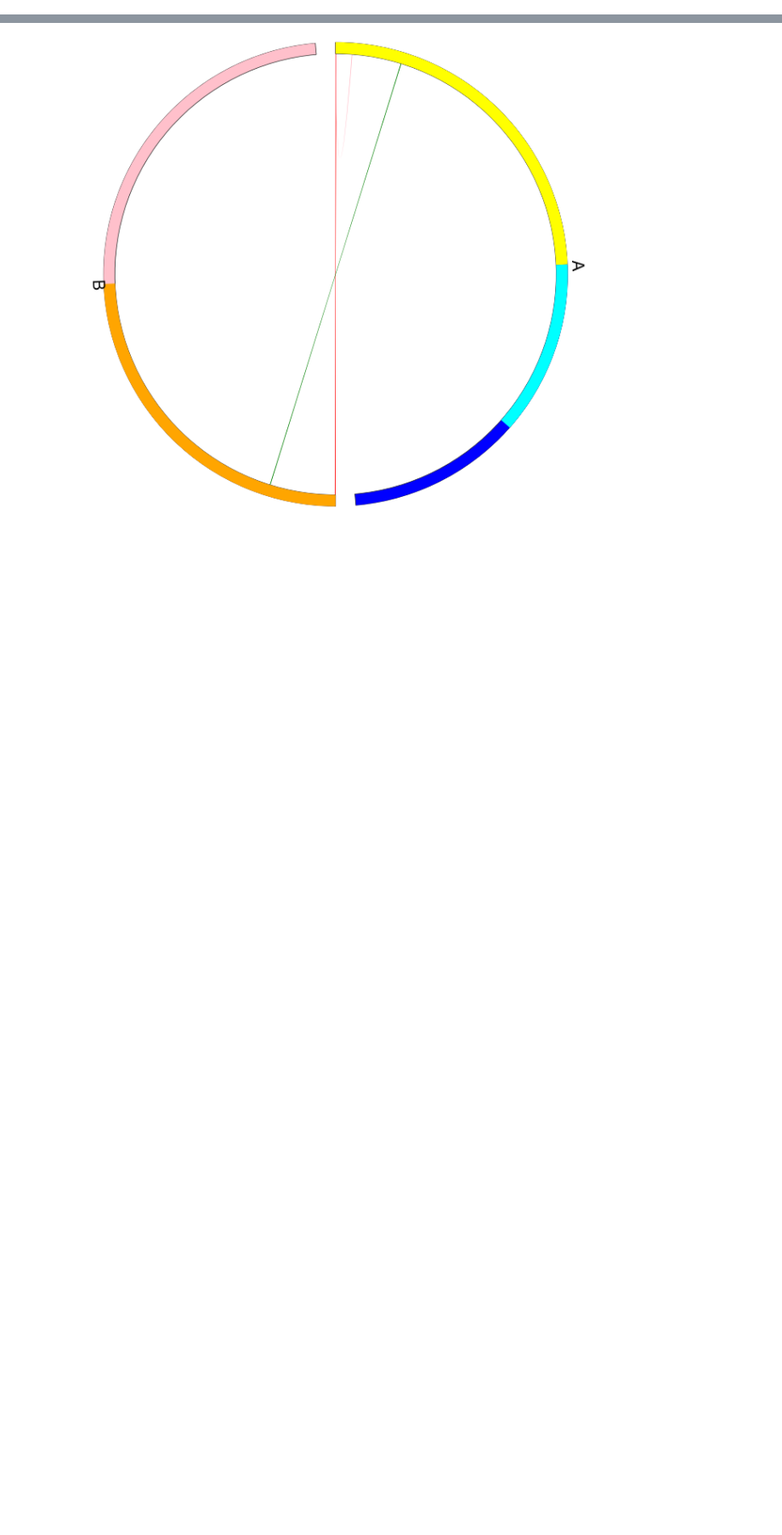
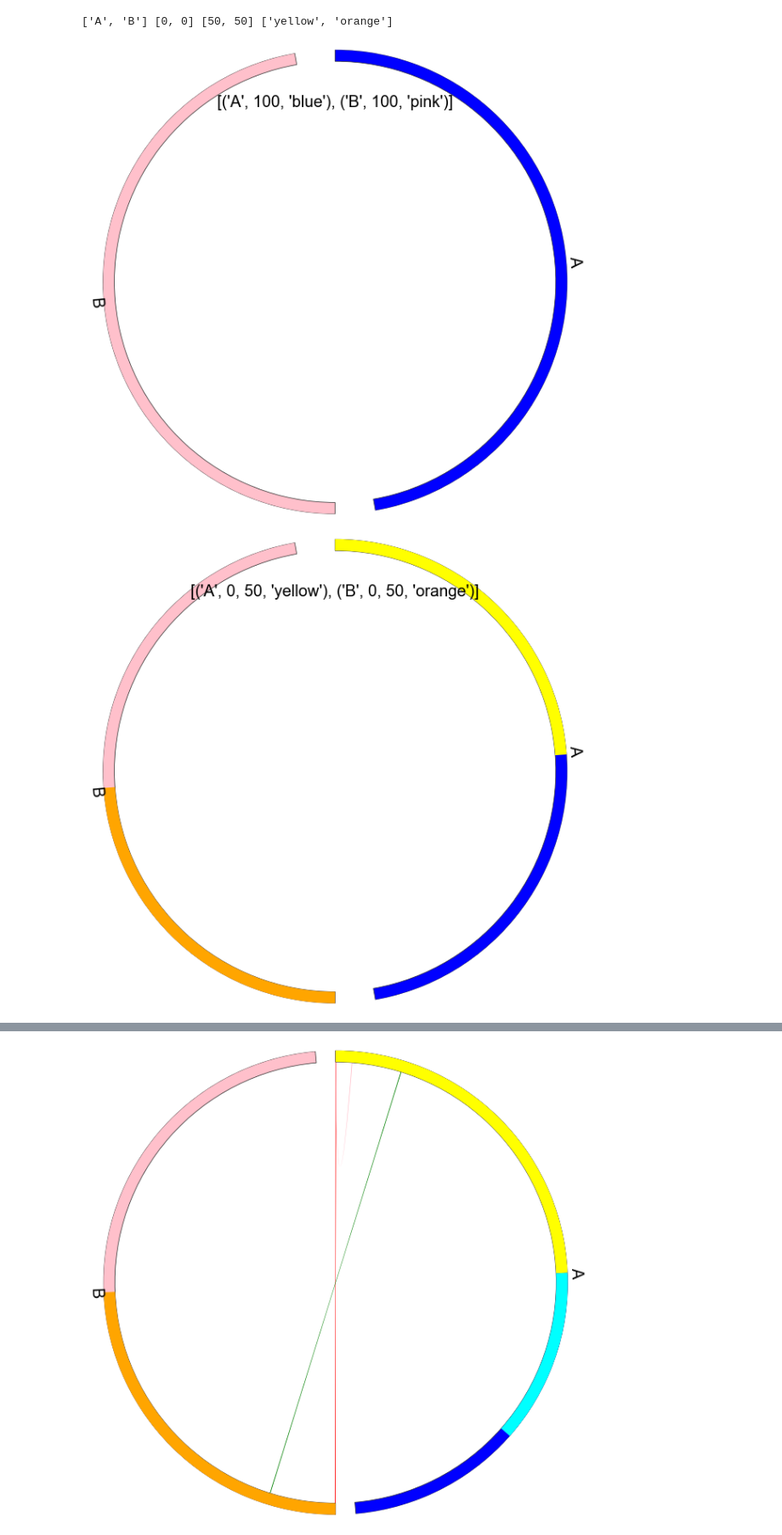
Before and after one commit to britzinger/unh_mod1.0, a Jupyter notebook: main_test.ipynb, the cells around one changed output, grey strips where cells are left out. Shown at 85% size. Saved outputs shown, nothing was run; the diff lists cells and outputs as text; code cells hidden in the pictures; blank space fills up the shorter version.

```diff
--- a/main_test.ipynb
+++ b/main_test.ipynb
@@ -124,12 +90,64 @@ print(net_parts,net_starts,net_lens,net_colr)
+# %%
+
+part_rows = [ ('A',100, 'blue'),
+              ('B',100, 'pink')]
+
+net_rows  = [ ('A',0, 50, 'yellow'),
+              ('B',0, 50, 'orange')]
+net_rows_shift =  [
+               ('A',0, 50, 'yellow'),
+               ('A',51, 100, 'purple'),
+               ('B',0, 50, 'orange'),
+            ]
+net_rows_shift_cor  = [
+                ('A',0, 50, 'yellow'),
+                ('A',50, 49, 'purple'),
+                ('B',0, 50, 'orange'),
+                ('B',50, 49, 'green'),
+              ]
+net_rows5  = [ ('A',0, 25, 'yellow'),
+               ('A',25, 30, 'purple'), #25+30=55
+               ('A',55, 44, 'red'),    # 55+44 = 99
+               ('B',0, 50, 'orange'),
+               ('B',50, 49, 'green'),
+              ]
+
+nodes1 = [
+        # id, col, width, ,d,dw,n,  net in rows:
+        # test edges
+        (('A', 0,1, 1000), ('B',0,1, 1000), 'red'),
+        (('A', 0,1, 1000), ('A',24,25, 1000), 'pink'), # A25 - ONE LESS
+        (('A', 98,99, 1000), ('B',98,99, 1000), 'green'), # A25 - ONE LESS
+        # (('A', 98,1, 1000), ('B',98,1, 1000), 'green'), # A25 - ONE LESS
+
+        # middle
+        # (('A', 5,6, 1000), ('B',7,8, 1000), 'pink'),
+        # (('A', 5,6, 1000), ('A',5,6, 1000), 'black'), # same start end - not drawn
+        ]
+
+def vert(rows,pos):
+    return [ row[pos] for row in rows ]
+
+net_parts = vert(net_rows,0)
+net_starts = vert(net_rows,1)
+net_lens = vert(net_rows,2)
+net_colr = vert(net_rows,3)
+print(net_parts,net_starts,net_lens,net_colr)
+# %% [output]
+['A', 'B'] [0, 0] [50, 50] ['yellow', 'orange']
 # %%
 def test1():
-    c1 = PlotParts(part_rows)
+    interspace = 10
+    c1 = PlotParts(part_rows,interspace)
     c1.figure.suptitle("\n\n"+str(part_rows), fontsize=20)
 
-    c2 = PlotParts(part_rows)
+    c2 = PlotParts(part_rows,interspace)
     PlotNetworksColor(net_rows,c2)
     c2.figure.suptitle("\n\n"+str(net_rows), fontsize=20)
 test1()
+# %% [output]
+[figure, added]
+[figure, added]
 # %%
 # Plot 2 networks for A - shifted incorrectly
 def test2():
```
Also changed, not shown: parts of 14 cells of this notebook, 11 other files.
